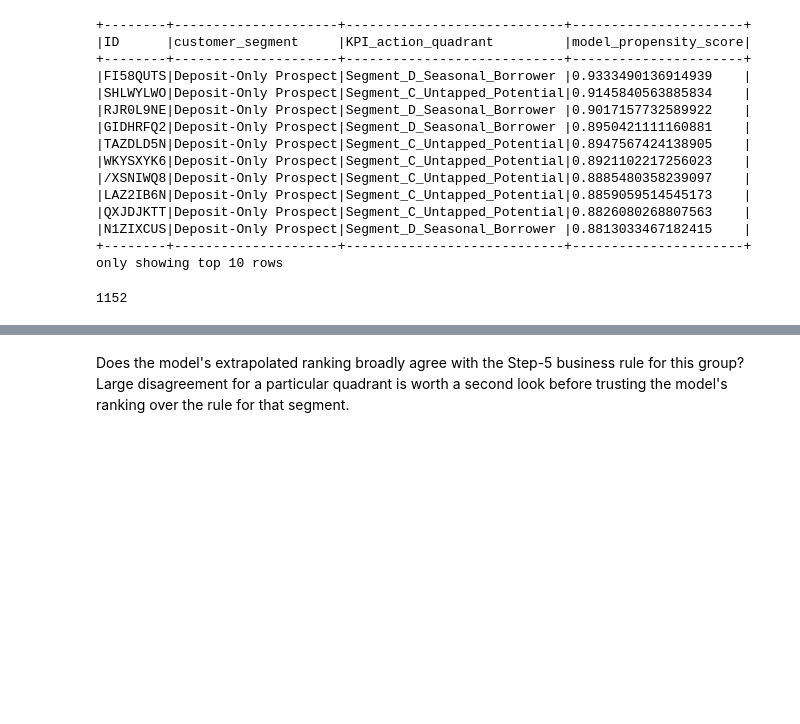
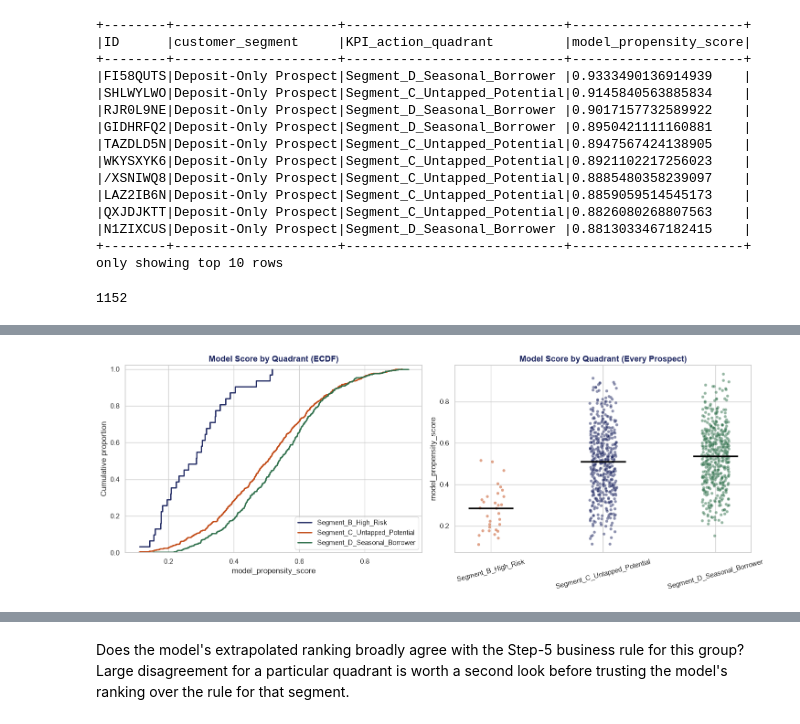
Before and after one commit to Chuene100/Loan-Propensity-Model, a Jupyter notebook: notebooks/loan_propensity_case_study.ipynb, the cells around one changed output, grey strips where cells are left out. Drawn from its saved outputs; the diff is of its cells as text; code cells hidden in the pictures; blank space fills up the shorter version.

```diff
--- a/notebooks/loan_propensity_case_study.ipynb
+++ b/notebooks/loan_propensity_case_study.ipynb
@@ -810,0 +841,16 @@ prospect_scores.count()
+# %%
+fig, axes = plt.subplots(1, 2, figsize=(15, 5.5))
+viz.plot_ecdf_by_segment(
+    prospect_scores, "model_propensity_score", "KPI_action_quadrant",
+    ["Segment_B_High_Risk", "Segment_C_Untapped_Potential", "Segment_D_Seasonal_Borrower"],
+    "Model Score by Quadrant (ECDF)", ax=axes[0],
+)
+viz.plot_score_stripplot_by_group(
+    prospect_scores, "model_propensity_score", "KPI_action_quadrant",
+    ["Segment_B_High_Risk", "Segment_C_Untapped_Potential", "Segment_D_Seasonal_Borrower"],
+    "Model Score by Quadrant (Every Prospect)", ax=axes[1],
+)
+fig.tight_layout()
+plt.show()
+# %% [output]
+[figure, added]
```
Also changed, not shown: parts of 11 cells of this notebook, 2 other files.
